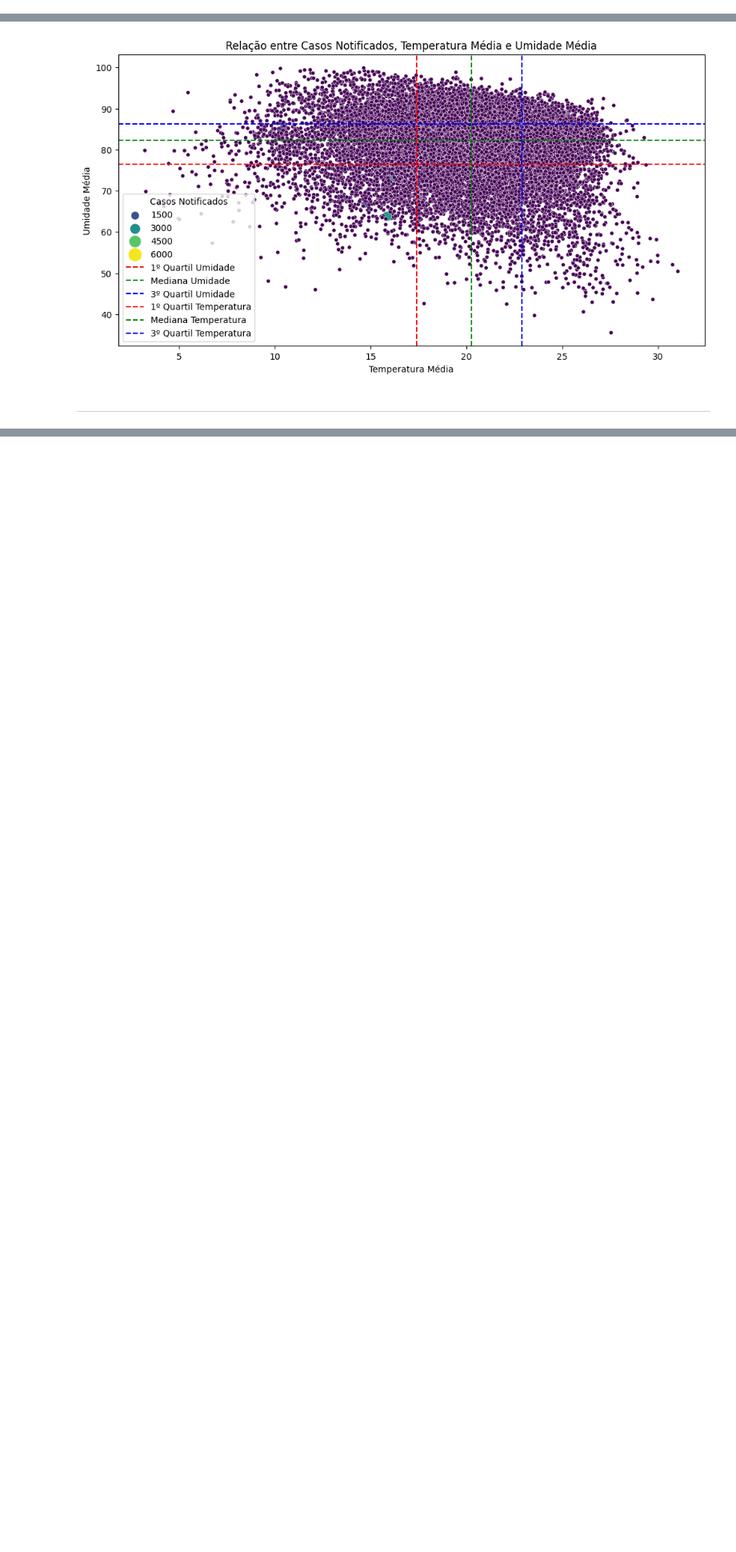
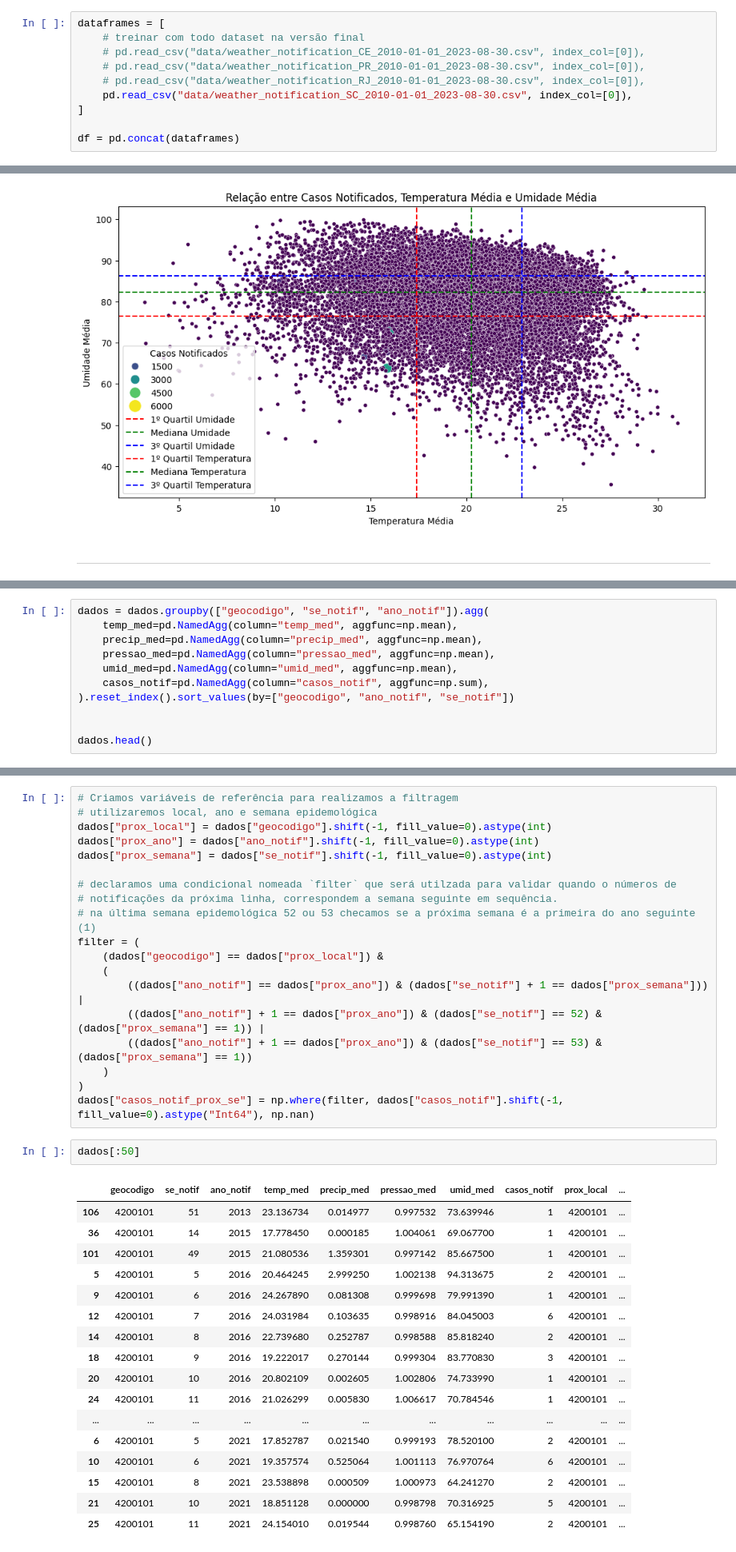
Before and after one commit to osl-pocs/ml-dengue-predict, a Jupyter notebook: notebooks/ML_Dengue_Predict_FINAL.ipynb, the cells around one changed output, grey strips where cells are left out. Shown at 80% size. Cells and saved outputs as stored; diff of their text form; blank space fills up the shorter version.

```diff
--- a/notebooks/ML_Dengue_Predict_FINAL.ipynb
+++ b/notebooks/ML_Dengue_Predict_FINAL.ipynb
@@ -225,0 +202,10 @@ print(f'\n # Total de registros para no novo conjunto de dados: {len(df_combined
+# %%
+dataframes = [
+    # treinar com todo dataset na versão final
+    # pd.read_csv("data/weather_notification_CE_2010-01-01_2023-08-30.csv", index_col=[0]),
+    # pd.read_csv("data/weather_notification_PR_2010-01-01_2023-08-30.csv", index_col=[0]),
+    # pd.read_csv("data/weather_notification_RJ_2010-01-01_2023-08-30.csv", index_col=[0]),
+    pd.read_csv("data/weather_notification_SC_2010-01-01_2023-08-30.csv", index_col=[0]),
+]
+
+df = pd.concat(dataframes)
@@ -405,0 +468,11 @@ Além das previsões, a equipe desenvolverá* um sistema de classificação em n
+# %%
+dados = dados.groupby(["geocodigo", "se_notif", "ano_notif"]).agg(
+    temp_med=pd.NamedAgg(column="temp_med", aggfunc=np.mean),
+    precip_med=pd.NamedAgg(column="precip_med", aggfunc=np.mean),
+    pressao_med=pd.NamedAgg(column="pressao_med", aggfunc=np.mean),
+    umid_med=pd.NamedAgg(column="umid_med", aggfunc=np.mean),
+    casos_notif=pd.NamedAgg(column="casos_notif", aggfunc=np.sum),
+).reset_index().sort_values(by=["geocodigo", "ano_notif", "se_notif"])
+
+
+dados.head()
@@ -405,0 +505,39 @@ Além das previsões, a equipe desenvolverá* um sistema de classificação em n
+# %%
+# Criamos variáveis de referência para realizamos a filtragem
+# utilizaremos local, ano e semana epidemológica
+dados["prox_local"] = dados["geocodigo"].shift(-1, fill_value=0).astype(int)
+dados["prox_ano"] = dados["ano_notif"].shift(-1, fill_value=0).astype(int)
+dados["prox_semana"] = dados["se_notif"].shift(-1, fill_value=0).astype(int)
+
+# declaramos uma condicional nomeada `filter` que será utilzada para validar quando o números de
+# notificações da próxima linha, correspondem a semana seguinte em sequência.
+# na última semana epidemológica 52 ou 53 checamos se a próxima semana é a primeira do ano seguinte (1)
+filter = (
+    (dados["geocodigo"] == dados["prox_local"]) &
+    (
+        ((dados["ano_notif"] == dados["prox_ano"]) & (dados["se_notif"] + 1 == dados["prox_semana"])) |
+        ((dados["ano_notif"] + 1 == dados["prox_ano"]) & (dados["se_notif"] == 52) & (dados["prox_semana"] == 1)) |
+        ((dados["ano_notif"] + 1 == dados["prox_ano"]) & (dados["se_notif"] == 53) & (dados["prox_semana"] == 1))
+    )
+)
+dados["casos_notif_prox_se"] = np.where(filter, dados["casos_notif"].shift(-1, fill_value=0).astype("Int64"), np.nan)
+# %%
+dados[:50]
+# %% [output]
+|  | geocodigo | se_notif | ano_notif | temp_med | precip_med | pressao_med | umid_med | casos_notif | prox_local | ... |
+| 106 | 4200101 | 51 | 2013 | 23.136734 | 0.014977 | 0.997532 | 73.639946 | 1 | 4200101 | ... |
+| 36 | 4200101 | 14 | 2015 | 17.778450 | 0.000185 | 1.004061 | 69.067700 | 1 | 4200101 | ... |
+| 101 | 4200101 | 49 | 2015 | 21.080536 | 1.359301 | 0.997142 | 85.667500 | 1 | 4200101 | ... |
+| 5 | 4200101 | 5 | 2016 | 20.464245 | 2.999250 | 1.002138 | 94.313675 | 2 | 4200101 | ... |
+| 9 | 4200101 | 6 | 2016 | 24.267890 | 0.081308 | 0.999698 | 79.991390 | 1 | 4200101 | ... |
+| 12 | 4200101 | 7 | 2016 | 24.031984 | 0.103635 | 0.998916 | 84.045003 | 6 | 4200101 | ... |
+| 14 | 4200101 | 8 | 2016 | 22.739680 | 0.252787 | 0.998588 | 85.818240 | 2 | 4200101 | ... |
+| 18 | 4200101 | 9 | 2016 | 19.222017 | 0.270144 | 0.999304 | 83.770830 | 3 | 4200101 | ... |
+| 20 | 4200101 | 10 | 2016 | 20.802109 | 0.002605 | 1.002806 | 74.733990 | 1 | 4200101 | ... |
+| 24 | 4200101 | 11 | 2016 | 21.026299 | 0.005830 | 1.006617 | 70.784546 | 1 | 4200101 | ... |
+| ... | ... | ... | ... | ... | ... | ... | ... | ... | ... | ... |
+| 6 | 4200101 | 5 | 2021 | 17.852787 | 0.021540 | 0.999193 | 78.520100 | 2 | 4200101 | ... |
+| 10 | 4200101 | 6 | 2021 | 19.357574 | 0.525064 | 1.001113 | 76.970764 | 6 | 4200101 | ... |
+| 15 | 4200101 | 8 | 2021 | 23.538898 | 0.000509 | 1.000973 | 64.241270 | 2 | 4200101 | ... |
+| 21 | 4200101 | 10 | 2021 | 18.851128 | 0.000000 | 0.998798 | 70.316925 | 5 | 4200101 | ... |
+| 25 | 4200101 | 11 | 2021 | 24.154010 | 0.019544 | 0.998760 | 65.154190 | 2 | 4200101 | ... |
```
Also changed, not shown: parts of 125 cells of this notebook, 2 other files.
